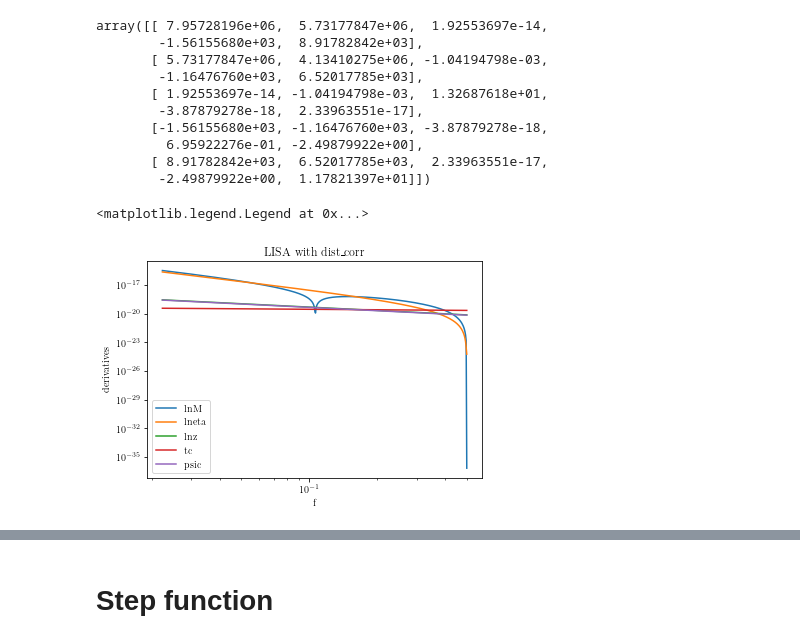
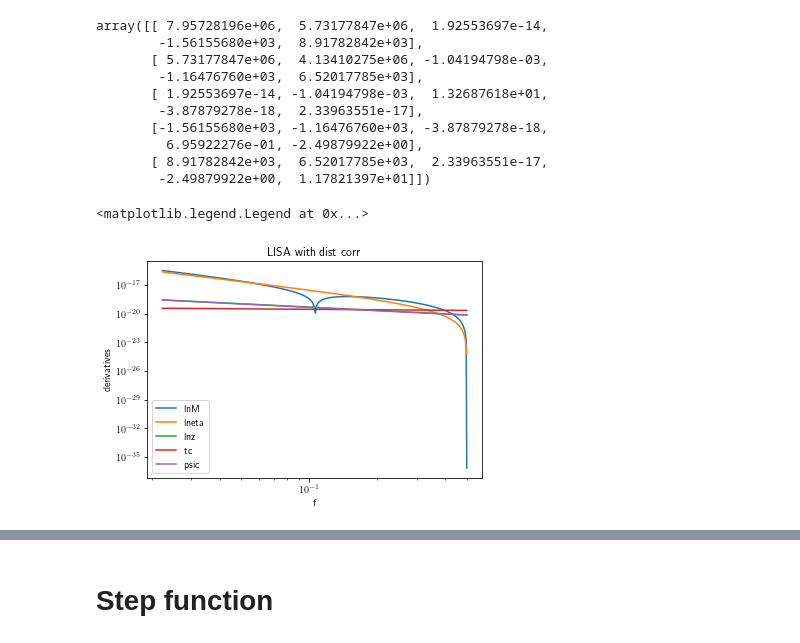
Before and after one commit to AnChenPhys/multiband_MG, a Jupyter notebook: code/multiband_MG_new.ipynb, the cells around one changed output, grey strips where cells are left out. Drawn from its saved outputs; the diff is of its cells as text; code cells hidden in the pictures.

```diff
--- a/code/multiband_MG_new.ipynb
+++ b/code/multiband_MG_new.ipynb
@@ -391,18 +391,18 @@ array([[ 7.95728196e+06,  5.73177847e+06,  1.92553697e-14,
         -2.49879922e+00,  1.17821397e+01]])
 # %%
 plt.figure()
-plt.title('LISA with dist_corr')
+plt.title('LISA with dist corr')
 plt.loglog(farr_lisa, np.abs(ders_lisa[0]),label='lnM')
 plt.loglog(farr_lisa, np.abs(ders_lisa[1]),label='lneta')
 plt.loglog(farr_lisa, np.abs(ders_lisa[2]),label='lnz')
 plt.loglog(farr_lisa, np.abs(ders_lisa[3]),label='tc')
 plt.loglog(farr_lisa, np.abs(ders_lisa[4]),label='psic')
 plt.xlabel('f')
 plt.ylabel('derivatives')
 plt.legend()
 # %% [output]
 <matplotlib.legend.Legend at 0x...>
-[figure, old version]
+[figure, new version]
 # %%
 label_GR = [r'$\Delta {\cal M}_z/{\cal M}_z$', r'$\Delta \eta/\eta$', r'$\Delta z/z$',r'$t_c$',r'$\Psi_c$']
 fid_vals_GR = [0,0,0,0,0]
```
Also changed, not shown: parts of 24 cells of this notebook.
